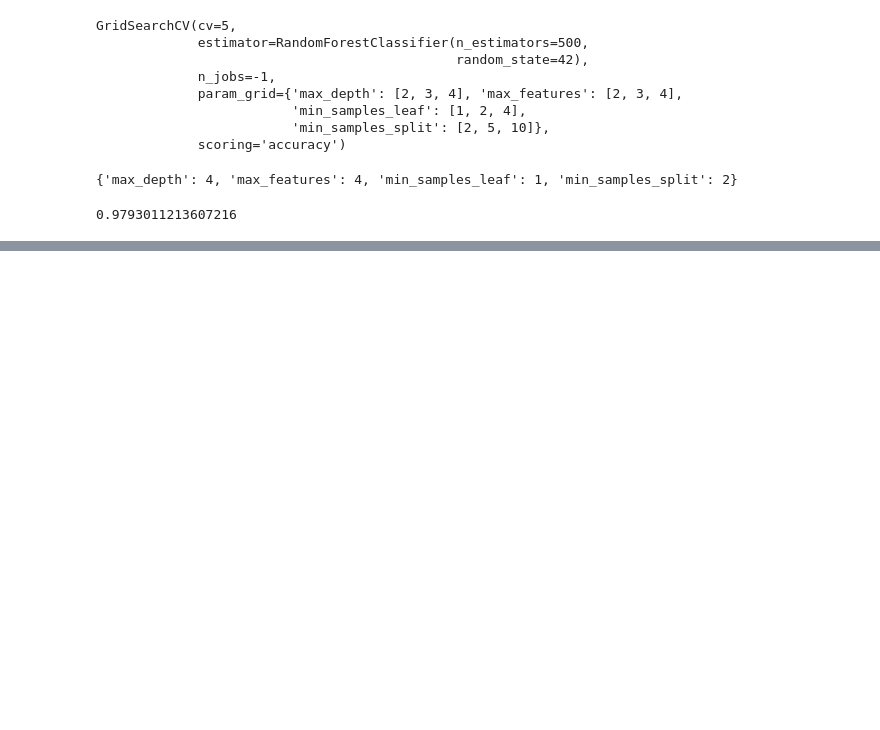
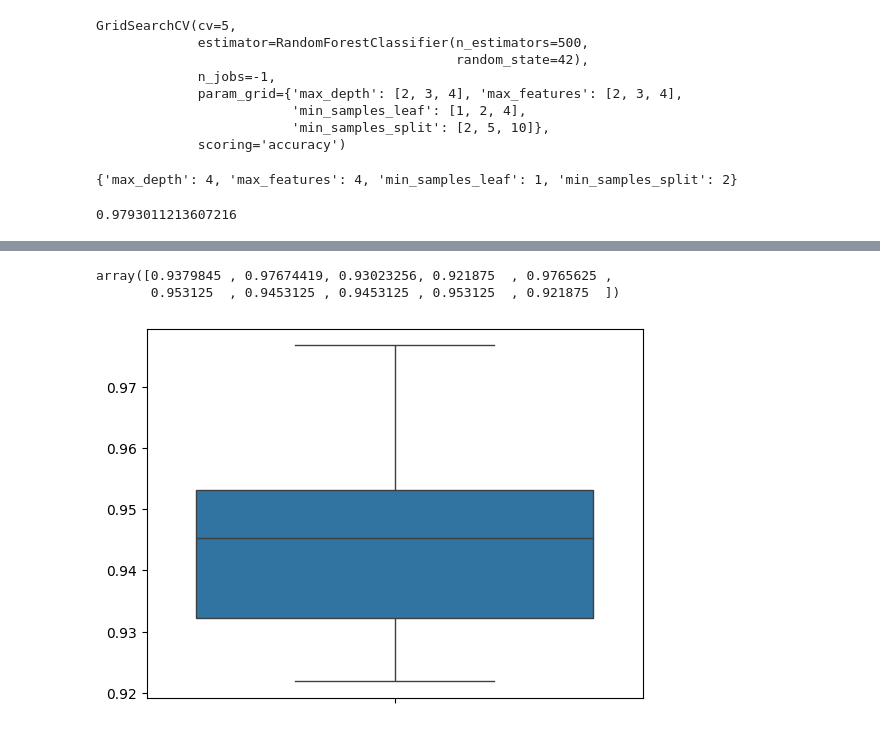
Before and after one commit to AndreyPovaliy/abus_dash, a Jupyter notebook: note.ipynb, the cells around one changed output, grey strips where cells are left out. Cells and saved outputs as stored; diff of their text form; code cells hidden in the pictures; blank space fills up the shorter version.

```diff
--- a/note.ipynb
+++ b/note.ipynb
@@ -265,0 +275,34 @@ RandomForestClassifier(max_depth=3, max_features=3, min_samples_leaf=2,
+# %%
+df_us = df[['age_patient',
+            'diagnosis_primary',
+            'side',
+            'satus_reproductive',
+            'complaints',
+            'breast_surgery_before',
+            'skin_symptoms',
+            'nipple_retraction',
+            'nipple_release',
+            'quadrant',
+            'genetics',
+            'hormonal_medications',
+            'mmg_conclusion_skin',
+            'mmg_areola',
+            'mmg_nipple',
+            'mmg_background_breast',
+            'mmg_nodle',
+            'mmg_nodle_contour',
+            'mmg_nodle_size',
+            'mmg_calcifications',
+            'mmg_number_formations_visualized',
+            'mmg_axillary_lymph_nodes',
+            'mmg_conclusion',
+            'type_structure_acr',
+            'mmg_number_nodles',
+            'mmg_category_birads',
+            'hist_is_tumor']]
+df_us_snr = df_us[df_us['age_patient'] >= 40]
+# %%
+X = df_us_snr.drop('hist_is_tumor', axis=1)
+y = df_us_snr['hist_is_tumor']
+
+X_train, X_test, y_train, y_test = train_test_split(X, y, test_size=0.20, random_state=42, stratify=y)
@@ -265,0 +348,2 @@ RandomForestClassifier(max_depth=3, max_features=3, min_samples_leaf=2,
+# %%
+cv_scores = cross_val_score(rf2, X, y, cv=10, scoring='accuracy', n_jobs=-1, verbose=2)
@@ -265,0 +408,10 @@ RandomForestClassifier(max_depth=3, max_features=3, min_samples_leaf=2,
+# %%
+cv_scores
+# %% [output]
+array([0.9379845 , 0.97674419, 0.93023256, 0.921875  , 0.9765625 ,
+       0.953125  , 0.9453125 , 0.9453125 , 0.953125  , 0.921875  ])
+# %%
+sns.boxplot(cv_scores)
+plt.show()
+# %% [output]
+[figure, added]
```
Also changed, not shown: parts of 10 cells of this notebook.
